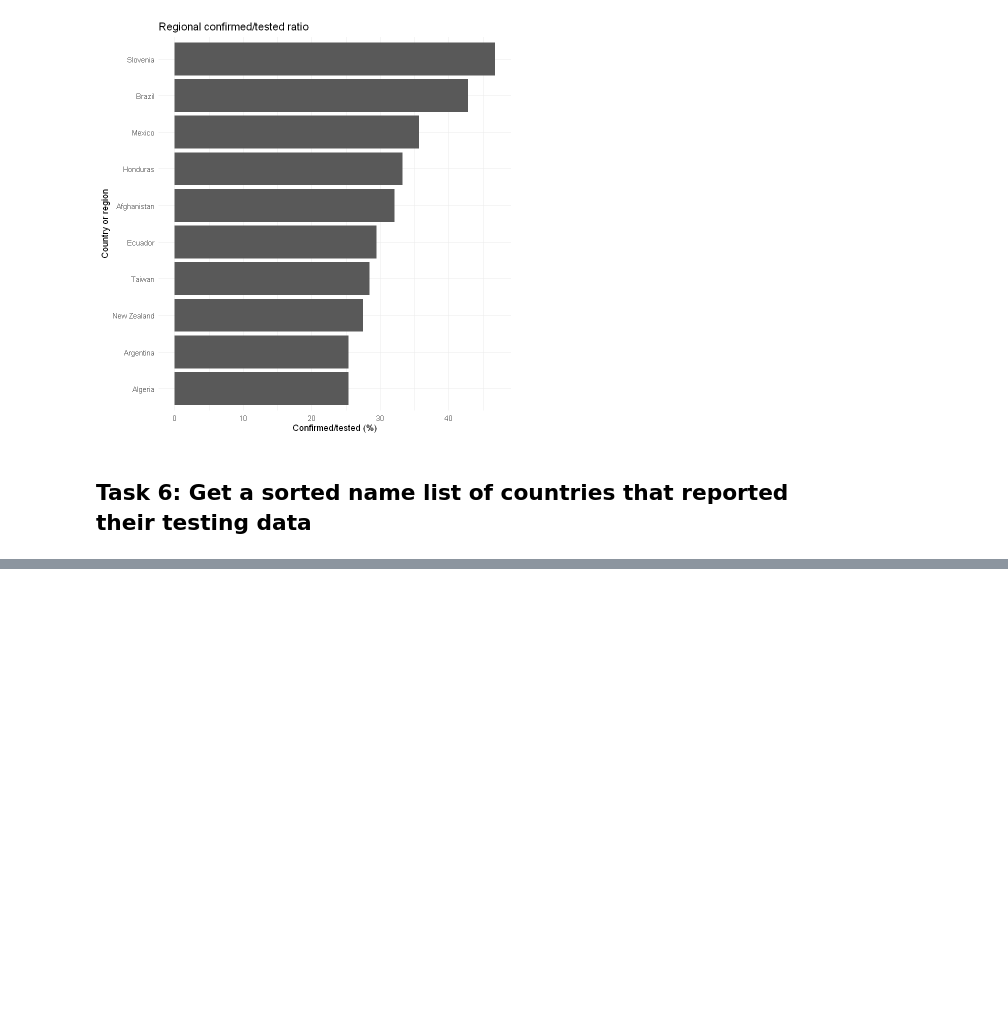
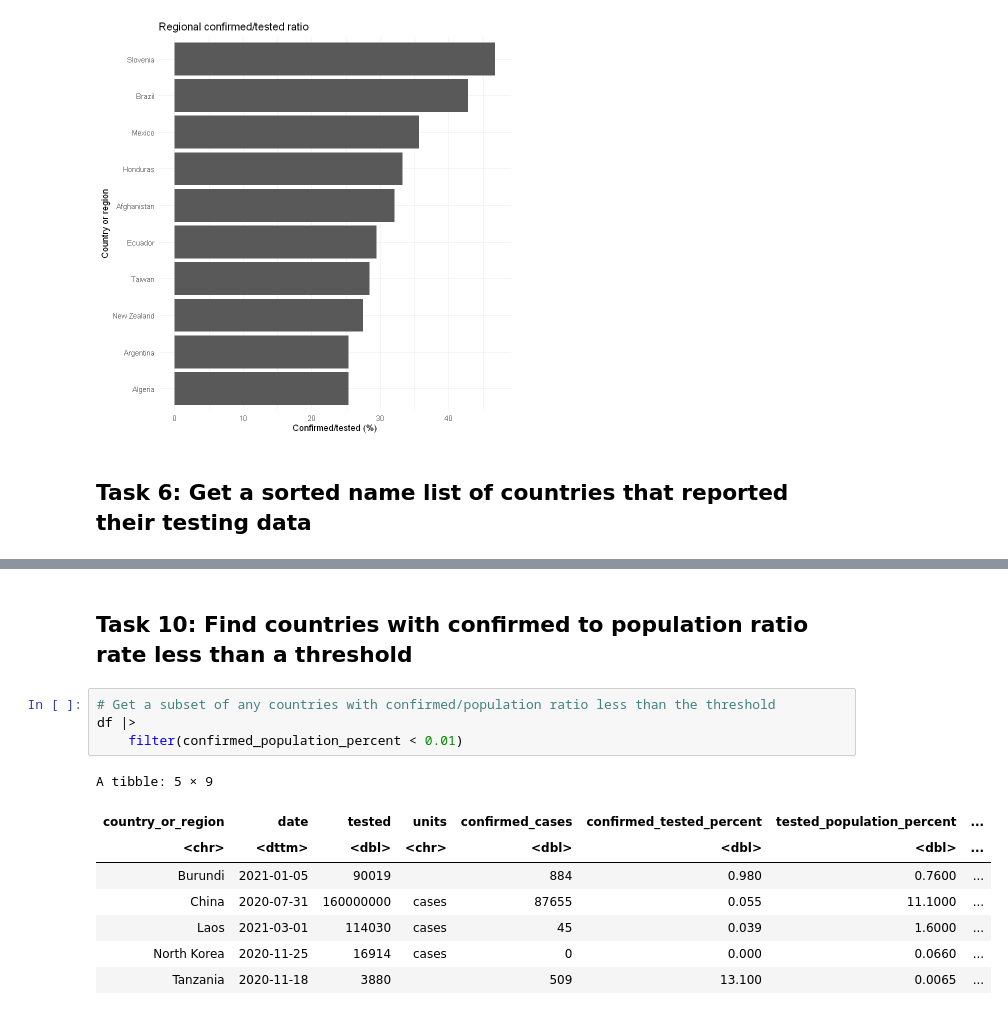
Before and after one commit to tros01/ibm_data_analyst, a Jupyter notebook: r_m5_covid-19_project.ipynb, the cells around one changed output, grey strips where cells are left out. Cells and saved outputs as stored; diff of their text form; blank space fills up the shorter version.

```diff
--- a/r_m5_covid-19_project.ipynb
+++ b/r_m5_covid-19_project.ipynb
@@ -210,0 +293,15 @@ ggplot(gg_df1, aes(x=country_or_region, y=confirmed_tested_percent)) +
+# %% [markdown]
+## Task 10: Find countries with confirmed to population ratio rate less than a threshold
+# %%
+# Get a subset of any countries with confirmed/population ratio less than the threshold
+df |>
+    filter(confirmed_population_percent < 0.01)
+# %% [output]
+A tibble: 5 × 9
+| country_or_region | date | tested | units | confirmed_cases | confirmed_tested_percent | tested_population_percent | ... |
+| <chr> | <dttm> | <dbl> | <chr> | <dbl> | <dbl> | <dbl> | ... |
+| Burundi | 2021-01-05 | 90019 |  | 884 | 0.980 | 0.7600 | ... |
+| China | 2020-07-31 | 160000000 | cases | 87655 | 0.055 | 11.1000 | ... |
+| Laos | 2021-03-01 | 114030 | cases | 45 | 0.039 | 1.6000 | ... |
+| North Korea | 2020-11-25 | 16914 | cases | 0 | 0.000 | 0.0660 | ... |
+| Tanzania | 2020-11-18 | 3880 |  | 509 | 13.100 | 0.0065 | ... |
```
Also changed, not shown: parts of 17 cells of this notebook.
